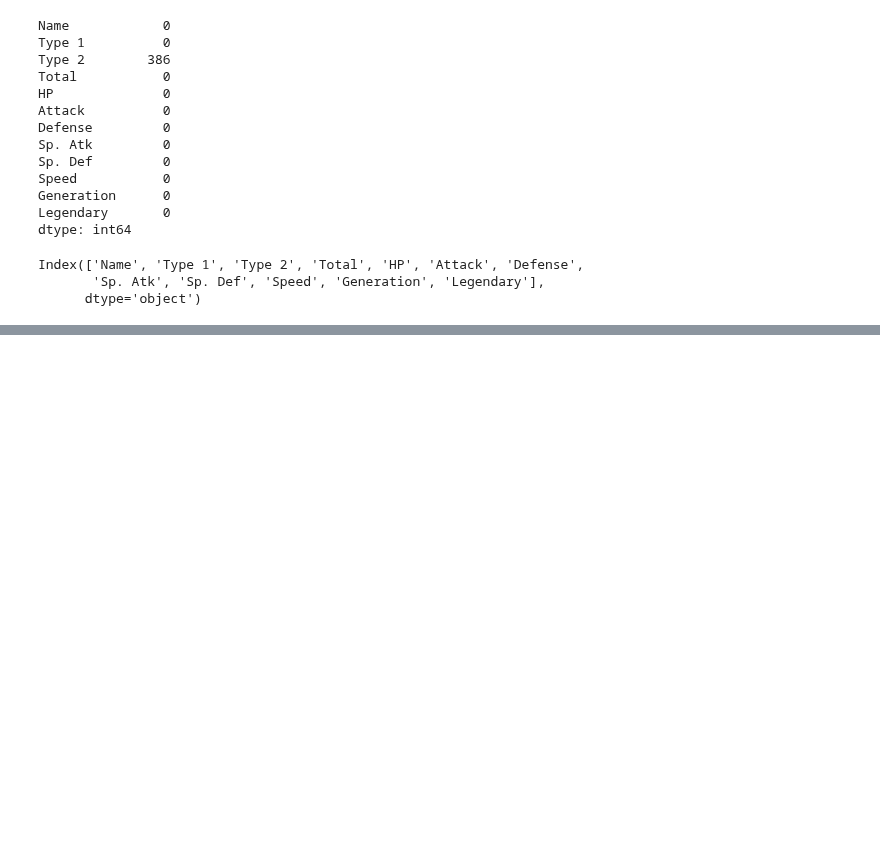
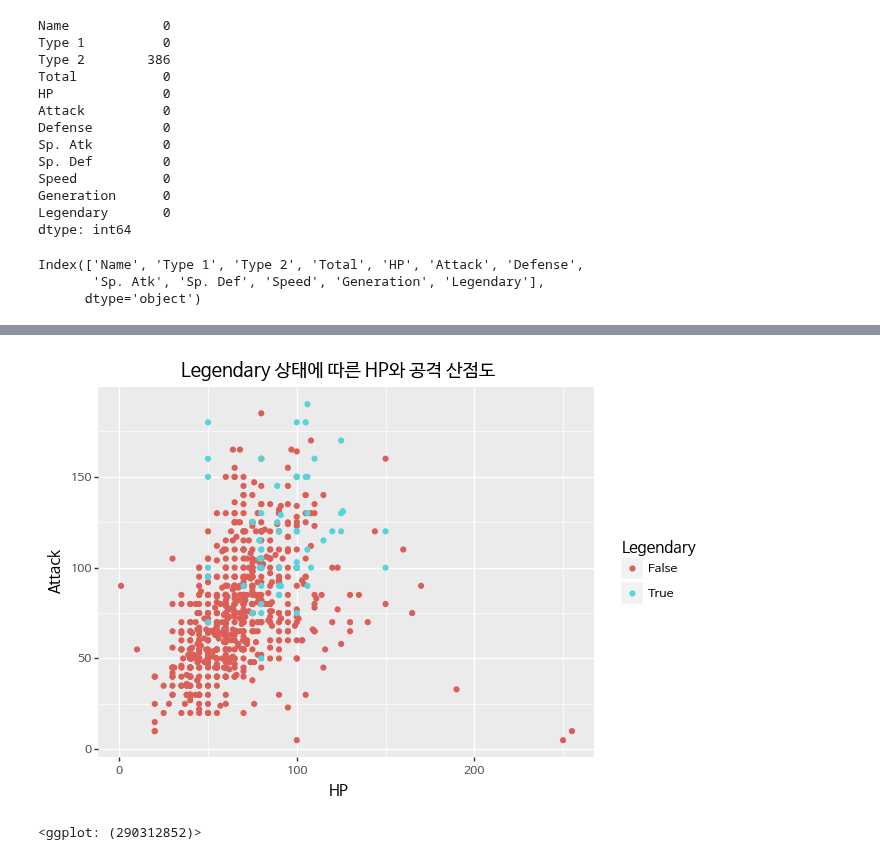
Before and after one commit to corazzon/KaggleStruggle, a Jupyter notebook: pokemon/pokemon_plotnine.ipynb, the cells around one changed output, grey strips where cells are left out. Saved outputs shown, nothing was run; the diff lists cells and outputs as text; code cells hidden in the pictures; blank space fills up the shorter version.

Commit message:
HP, Attack, Defense plotnine geom_point

```diff
--- a/pokemon/pokemon_plotnine.ipynb
+++ b/pokemon/pokemon_plotnine.ipynb
@@ -100,0 +101,10 @@ Index(['Name', 'Type 1', 'Type 2', 'Total', 'HP', 'Attack', 'Defense',
+# %%
+(ggplot(pokemon)
+ + aes('HP', 'Attack', color='Legendary')
+ + geom_point()
+ + ggtitle('Legendary 상태에 따른 HP와 공격 산점도')
+ + theme(text=element_text(family='NanumBarunGothic'))
+)
+# %% [output]
+[figure, added]
+<ggplot: (290312852)>
```
Also changed, not shown: parts of 3 cells of this notebook.
